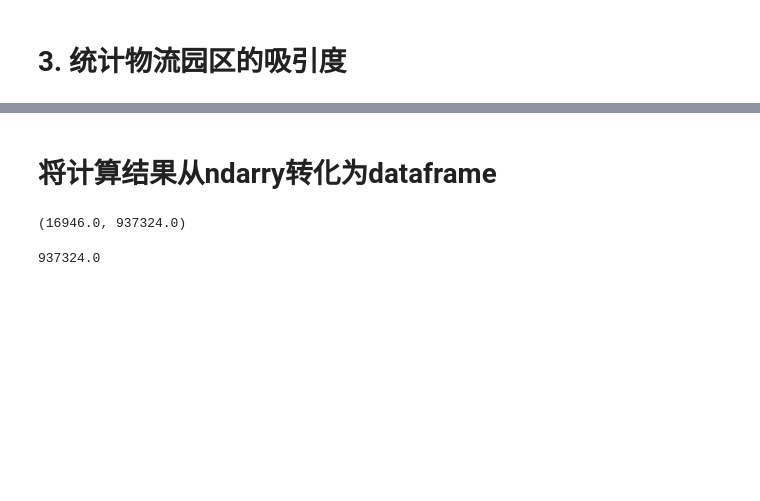
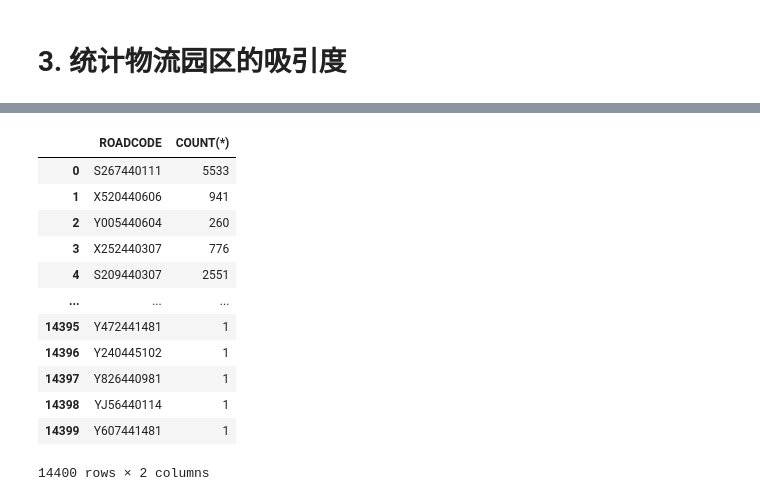
Before and after one commit to uncle-leeeeee/Learning-for-PY, a Jupyter notebook: Oracle数据分析.ipynb, the cells around one changed output, grey strips where cells are left out. Drawn from its saved outputs; the diff is of its cells as text; code cells hidden in the pictures; blank space fills up the shorter version.

```diff
--- a/Oracle数据分析.ipynb
+++ b/Oracle数据分析.ipynb
@@ -366,0 +419,7 @@ highway_mjtx_44_2021060723
+# %%
+import pandas as pd
+import numpy as np
+import cx_Oracle
+import os
+#os.environ['path']=r'D:\QlSql\instantclient_11_2'  #设置instantclient环境变量位置
+connection=cx_Oracle.connect('sys','linzch2020','202.38.228.21:1521/ORCL',cx_Oracle.SYSDBA)#需要以SYSDBA身份进行登录，否则会报错
@@ -409,2 +447,0 @@ for i in range(car_SE.shape[0]):
-# %% [markdown]
-# 将计算结果从ndarry转化为dataframe
@@ -427,8 +448,16 @@ writer.save()
-# %%
-o.max(),o.sum()
-# %% [output]
-(16946.0, 937324.0)
-# %%
-o.sum(axis=0)
-# %% [output]
-937324.0
+# %%
+gps_info
+# %% [output]
+|  | ROADCODE | COUNT(*) |
+| 0 | S267440111 | 5533 |
+| 1 | X520440606 | 941 |
+| 2 | Y005440604 | 260 |
+| 3 | X252440307 | 776 |
+| 4 | S209440307 | 2551 |
+| ... | ... | ... |
+| 14395 | Y472441481 | 1 |
+| 14396 | Y240445102 | 1 |
+| 14397 | Y826440981 | 1 |
+| 14398 | YJ56440114 | 1 |
+| 14399 | Y607441481 | 1 |
+14400 rows × 2 columns
```
Also changed, not shown: parts of 22 cells of this notebook, 4 other files.
